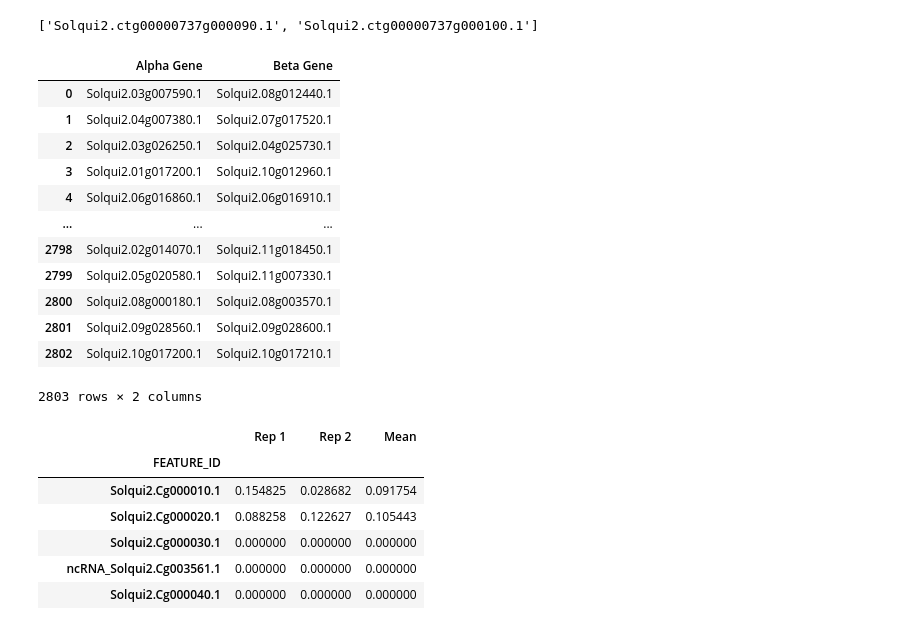
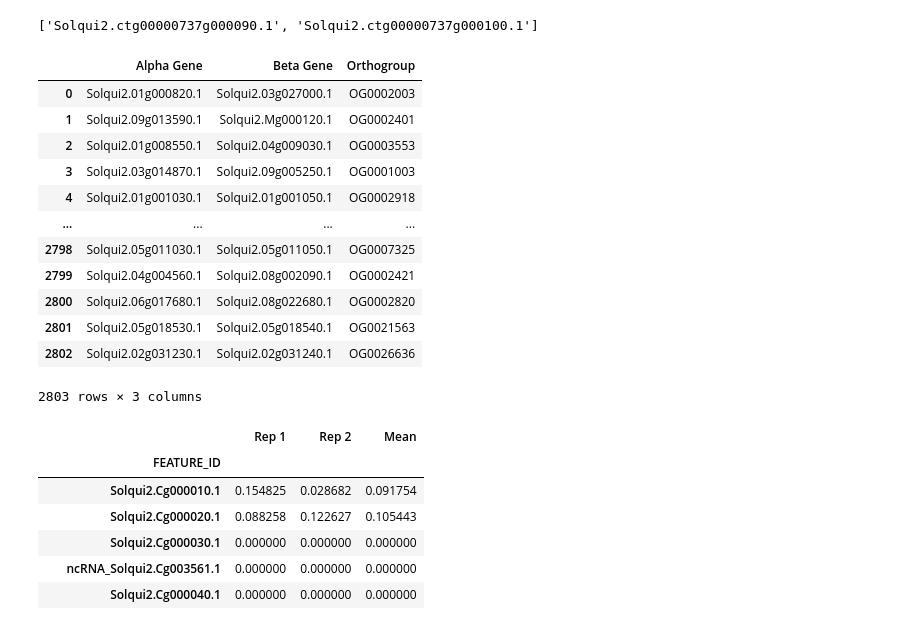
Before and after one commit to mikepassal/Solanum_SV_Pan_Genome, a Jupyter notebook: Solanum_Initial_gene_duplication_dosage_exploration/orthology_quitoense_exploration.ipynb, the cells around one changed output. Cells and saved outputs as stored; diff of their text form; code cells hidden in the pictures.

```diff
--- a/Solanum_Initial_gene_duplication_dosage_exploration/orthology_quitoense_exploration.ipynb
+++ b/Solanum_Initial_gene_duplication_dosage_exploration/orthology_quitoense_exploration.ipynb
@@ -100,28 +100,37 @@ current_list_of_genes_in_group
 # %% [output]
 ['Solqui2.ctg00000737g000090.1', 'Solqui2.ctg00000737g000100.1']
 # %%
-list_of_gene_pairs_in_ortho_group = []
-for ortho in set(quitoense_long_df['Orthogroup']):
-    matched_long_df = quitoense_long_df.loc[quitoense_long_df['Orthogroup'] == ortho]
-    all_combinations_in_orthogroup = list(itertools.combinations(matched_long_df['Gene'].to_list(),2))
-    list_of_gene_pairs_in_ortho_group.extend(all_combinations_in_orthogroup)
+### Block for when groups are bigger than 2
+# list_of_gene_pairs_in_ortho_group = []
+# for ortho in set(quitoense_long_df['Orthogroup']):
+#     matched_long_df = quitoense_long_df.loc[quitoense_long_df['Orthogroup'] == ortho]
+#     all_combinations_in_orthogroup = list(itertools.combinations(matched_long_df['Gene'].to_list(),2))
+#     list_of_gene_pairs_in_ortho_group.extend(all_combinations_in_orthogroup)
+# %%
+## For groups of only 2
+list_of_gene_pairs_in_ortho_group = []
+for ortho in set(quitoense_long_df['Orthogroup']):
+    matched_long_df = quitoense_long_df.loc[quitoense_long_df['Orthogroup'] == ortho]
+    all_combinations_in_orthogroup = matched_long_df['Gene'].to_list()
+    all_combinations_in_orthogroup.append(ortho)
+    list_of_gene_pairs_in_ortho_group.append(all_combinations_in_orthogroup)
 # %%
-ortho_gene_pairs_df = pd.DataFrame(data=  list_of_gene_pairs_in_ortho_group, columns = ['Alpha Gene','Beta Gene'])
+ortho_gene_pairs_df = pd.DataFrame(data=  list_of_gene_pairs_in_ortho_group, columns = ['Alpha Gene','Beta Gene','Orthogroup'])
 ortho_gene_pairs_df
 # %% [output]
-|  | Alpha Gene | Beta Gene |
-| 0 | Solqui2.03g007590.1 | Solqui2.08g012440.1 |
-| 1 | Solqui2.04g007380.1 | Solqui2.07g017520.1 |
-| 2 | Solqui2.03g026250.1 | Solqui2.04g025730.1 |
-| 3 | Solqui2.01g017200.1 | Solqui2.10g012960.1 |
-| 4 | Solqui2.06g016860.1 | Solqui2.06g016910.1 |
-| ... | ... | ... |
-| 2798 | Solqui2.02g014070.1 | Solqui2.11g018450.1 |
-| 2799 | Solqui2.05g020580.1 | Solqui2.11g007330.1 |
-| 2800 | Solqui2.08g000180.1 | Solqui2.08g003570.1 |
-| 2801 | Solqui2.09g028560.1 | Solqui2.09g028600.1 |
-| 2802 | Solqui2.10g017200.1 | Solqui2.10g017210.1 |
+|  | Alpha Gene | Beta Gene | Orthogroup |
+| 0 | Solqui2.01g000820.1 | Solqui2.03g027000.1 | OG0002003 |
+| 1 | Solqui2.09g013590.1 | Solqui2.Mg000120.1 | OG0002401 |
+| 2 | Solqui2.01g008550.1 | Solqui2.04g009030.1 | OG0003553 |
+| 3 | Solqui2.03g014870.1 | Solqui2.09g005250.1 | OG0001003 |
+| 4 | Solqui2.01g001030.1 | Solqui2.01g001050.1 | OG0002918 |
+| ... | ... | ... | ... |
+| 2798 | Solqui2.05g011030.1 | Solqui2.05g011050.1 | OG0007325 |
+| 2799 | Solqui2.04g004560.1 | Solqui2.08g002090.1 | OG0002421 |
+| 2800 | Solqui2.06g017680.1 | Solqui2.08g022680.1 | OG0002820 |
+| 2801 | Solqui2.05g018530.1 | Solqui2.05g018540.1 | OG0021563 |
+| 2802 | Solqui2.02g031230.1 | Solqui2.02g031240.1 | OG0026636 |
-2803 rows × 2 columns
+2803 rows × 3 columns
 # %%
 normalized_combined_sample = pd.read_csv('/data/passala/Collaborator_Data/Zach_Pan_solanum_Data/Initial_species_bulk_seq/Solanum_Quitoense/fpkm_normalized_combined_samples.tsv', sep = '\t', index_col= 0)
 # %%
```
Also changed, not shown: parts of 29 cells of this notebook.
